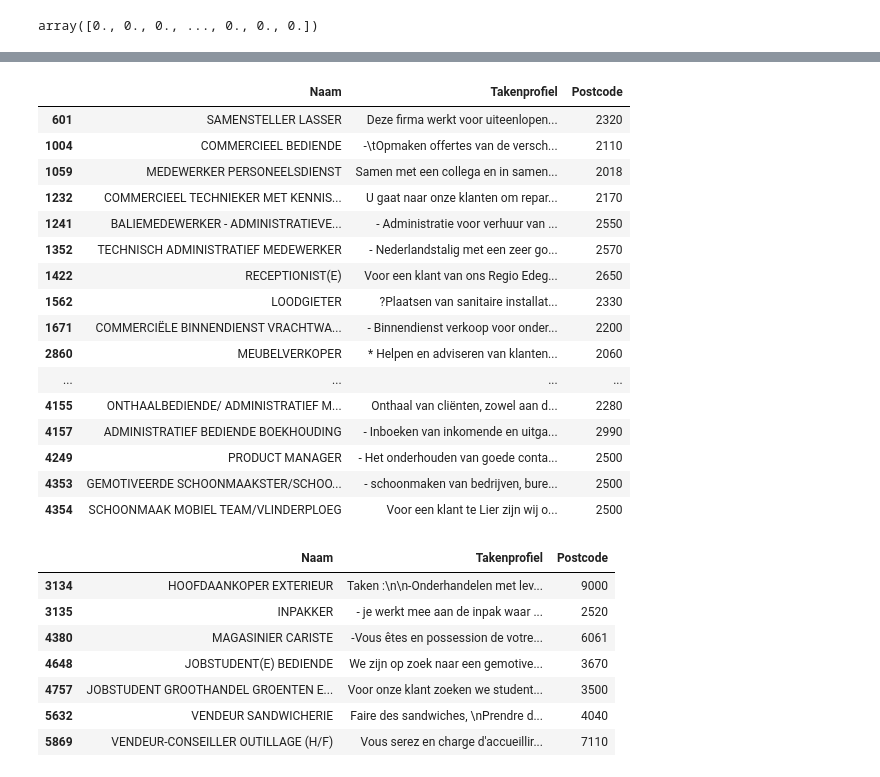
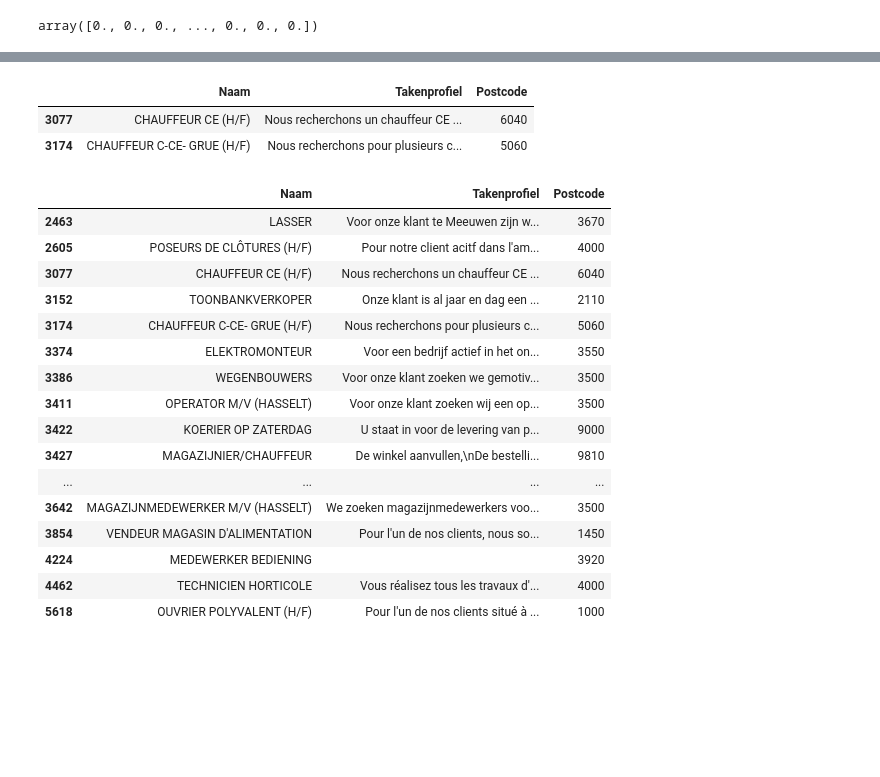
Before and after one commit to woetwoet/JobRecommendation, a Jupyter notebook: Profilevacancy_recommendation_V1.ipynb, the cells around one changed output, grey strips where cells are left out. Saved outputs shown, nothing was run; the diff lists cells and outputs as text; code cells hidden in the pictures; blank space fills up the shorter version.

```diff
--- a/Profilevacancy_recommendation_V1.ipynb
+++ b/Profilevacancy_recommendation_V1.ipynb
@@ -262,36 +266,31 @@ def get_job_id(usrid_list):
     return df_temp
 # %%
 # Which job did he/she apply for?
-userid = 3424
+userid = 12
 useridlist = [userid]
 get_job_id(useridlist)
 # %% [output]
 |  | Naam | Takenprofiel | Postcode |
-| 601 | SAMENSTELLER LASSER | Deze firma werkt voor uiteenlopen... | 2320 |
-| 1004 | COMMERCIEEL BEDIENDE | -\tOpmaken offertes van de versch... | 2110 |
-| 1059 | MEDEWERKER PERSONEELSDIENST | Samen met een collega en in samen... | 2018 |
-| 1232 | COMMERCIEEL TECHNIEKER MET KENNIS... | U gaat naar onze klanten om repar... | 2170 |
-| 1241 | BALIEMEDEWERKER - ADMINISTRATIEVE... | - Administratie voor verhuur van ... | 2550 |
-| 1352 | TECHNISCH ADMINISTRATIEF MEDEWERKER | - Nederlandstalig met een zeer go... | 2570 |
-| 1422 | RECEPTIONIST(E) | Voor een klant van ons Regio Edeg... | 2650 |
-| 1562 | LOODGIETER | ?Plaatsen van sanitaire installat... | 2330 |
-| 1671 | COMMERCIËLE BINNENDIENST VRACHTWA... | - Binnendienst verkoop voor onder... | 2200 |
-| 2860 | MEUBELVERKOPER | * Helpen en adviseren van klanten... | 2060 |
-| ... | ... | ... | ... |
-| 4155 | ONTHAALBEDIENDE/ ADMINISTRATIEF M... | Onthaal van cliënten, zowel aan d... | 2280 |
-| 4157 | ADMINISTRATIEF BEDIENDE BOEKHOUDING | - Inboeken van inkomende en uitga... | 2990 |
-| 4249 | PRODUCT MANAGER | - Het onderhouden van goede conta... | 2500 |
-| 4353 | GEMOTIVEERDE SCHOONMAAKSTER/SCHOO... | - schoonmaken van bedrijven, bure... | 2500 |
-| 4354 | SCHOONMAAK MOBIEL TEAM/VLINDERPLOEG | Voor een klant te Lier zijn wij o... | 2500 |
+| 3077 | CHAUFFEUR CE (H/F) | Nous recherchons un chauffeur CE ... | 6040 |
+| 3174 | CHAUFFEUR C-CE- GRUE (H/F) | Nous recherchons pour plusieurs c... | 5060 |
 # %%
 # Which job is recommended?
 get_job_id(get_recommendations_userwise(userid))
 # %% [output]
 |  | Naam | Takenprofiel | Postcode |
-| 3134 | HOOFDAANKOPER EXTERIEUR | Taken :\n\n-Onderhandelen met lev... | 9000 |
-| 3135 | INPAKKER | - je werkt mee aan de inpak waar ... | 2520 |
-| 4380 | MAGASINIER CARISTE | -Vous êtes en possession de votre... | 6061 |
-| 4648 | JOBSTUDENT(E) BEDIENDE | We zijn op zoek naar een gemotive... | 3670 |
-| 4757 | JOBSTUDENT GROOTHANDEL GROENTEN E... | Voor onze klant zoeken we student... | 3500 |
-| 5632 | VENDEUR SANDWICHERIE | Faire des sandwiches, \nPrendre d... | 4040 |
-| 5869 | VENDEUR-CONSEILLER OUTILLAGE (H/F) | Vous serez en charge d'accueillir... | 7110 |
+| 2463 | LASSER | Voor onze klant te Meeuwen zijn w... | 3670 |
+| 2605 | POSEURS DE CLÔTURES (H/F) | Pour notre client acitf dans l'am... | 4000 |
+| 3077 | CHAUFFEUR CE (H/F) | Nous recherchons un chauffeur CE ... | 6040 |
+| 3152 | TOONBANKVERKOPER | Onze klant is al jaar en dag een ... | 2110 |
+| 3174 | CHAUFFEUR C-CE- GRUE (H/F) | Nous recherchons pour plusieurs c... | 5060 |
+| 3374 | ELEKTROMONTEUR | Voor een bedrijf actief in het on... | 3550 |
+| 3386 | WEGENBOUWERS | Voor onze klant zoeken we gemotiv... | 3500 |
+| 3411 | OPERATOR M/V (HASSELT) | Voor onze klant zoeken wij een op... | 3500 |
+| 3422 | KOERIER OP ZATERDAG | U staat in voor de levering van p... | 9000 |
+| 3427 | MAGAZIJNIER/CHAUFFEUR | De winkel aanvullen,\nDe bestelli... | 9810 |
+| ... | ... | ... | ... |
+| 3642 | MAGAZIJNMEDEWERKER M/V (HASSELT) | We zoeken magazijnmedewerkers voo... | 3500 |
+| 3854 | VENDEUR MAGASIN D'ALIMENTATION | Pour l'un de nos clients, nous so... | 1450 |
+| 4224 | MEDEWERKER BEDIENING |  | 3920 |
+| 4462 | TECHNICIEN HORTICOLE | Vous réalisez tous les travaux d'... | 4000 |
+| 5618 | OUVRIER POLYVALENT (H/F) | Pour l'un de nos clients situé à ... | 1000 |
```
Also changed, not shown: parts of 8 cells of this notebook, 3 other files.
